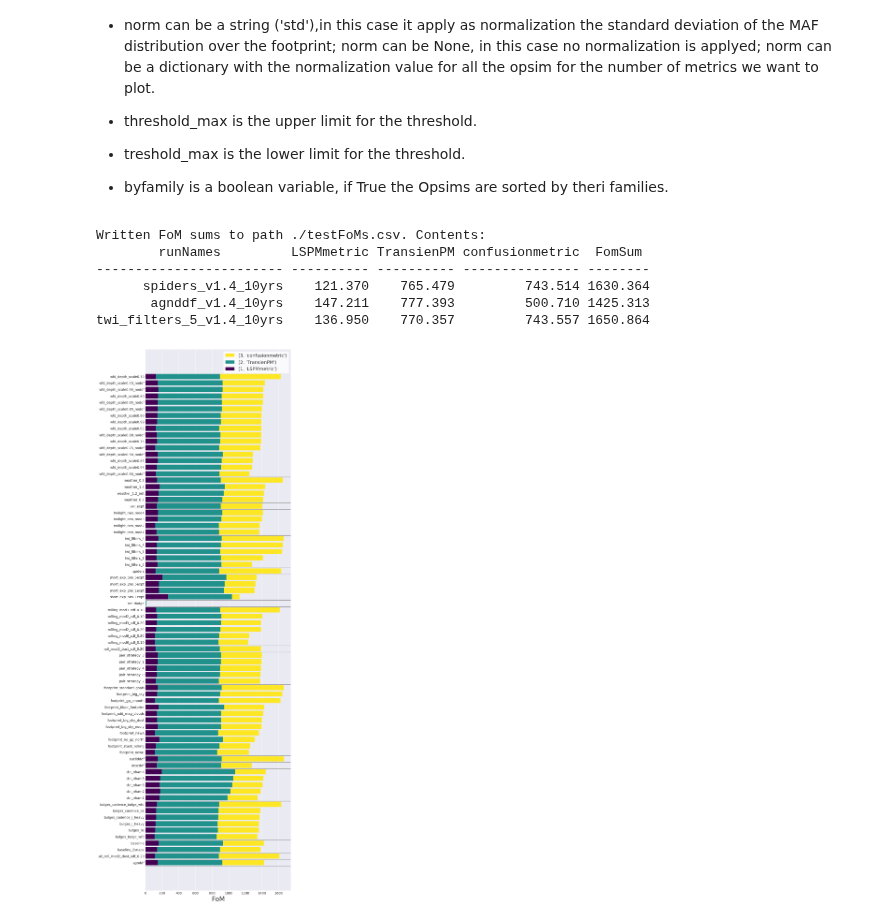
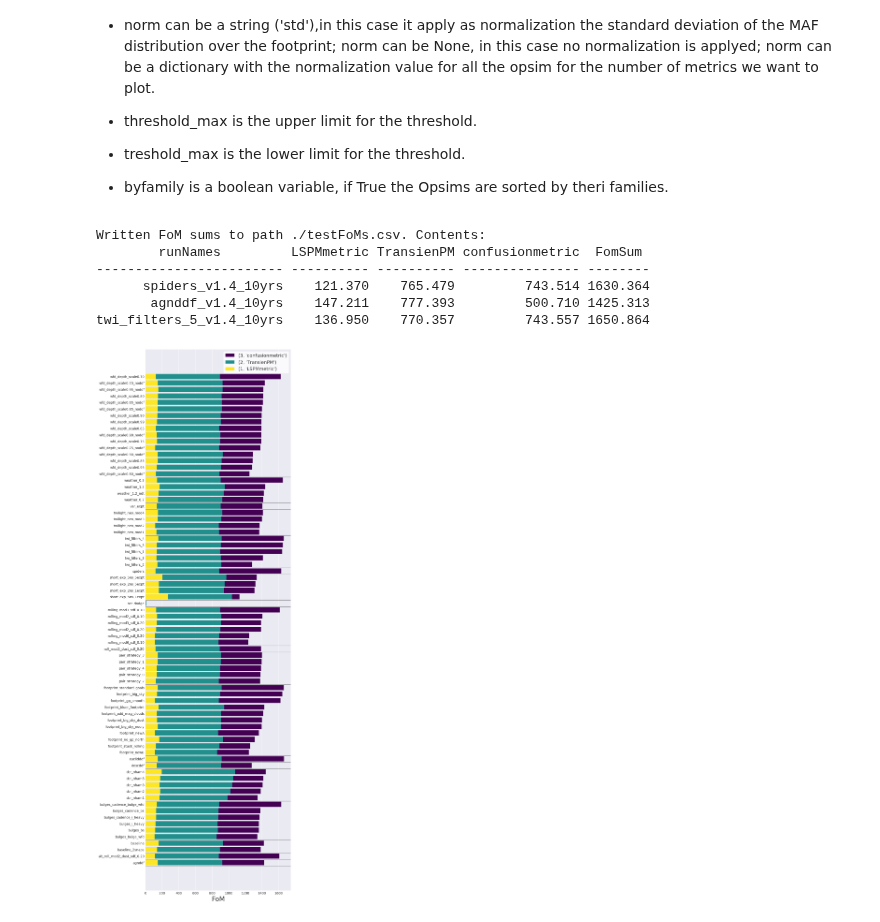
Before and after one commit to fedhere/LSSTunknowns, a Jupyter notebook: code/metricToFOM.ipynb, the cells around one changed output. Cells and saved outputs as stored; diff of their text form; code cells hidden in the pictures.

Commit message:
metricToFOM: colormap user-selectable

```diff
--- a/code/metricToFOM.ipynb
+++ b/code/metricToFOM.ipynb
@@ -20,6 +20,9 @@ pathTableOut = './testFoMs.csv'
 
 # Ranking the FoMs by family?
 byFamily = True
+
+# colormap for plot
+cmap='viridis_r'
 # %%
 %matplotlib inline
 import sys,os, glob
@@ -98,7 +101,7 @@ def get_family(df):
     return df[0].split('_')[0]
 
 def FOM(bundleDicts, norm=None, treshold_min =None, treshold_max =None, filename=None, byfamily=True, \
-        tablePath='', Verbose=True, **karg):
+        tablePath='', Verbose=True, cmap='plasma', **karg):
     data_bundle = {}
     data = {}
     FOMs = []
@@ -169,7 +172,13 @@ def FOM(bundleDicts, norm=None, treshold_min =None, treshold_max =None, filename
 
     fig, ax = plt.subplots(figsize=(8,30))
     y_pos = np.arange(len(bundleDicts.keys()))
-    colorlist = cm.viridis(np.linspace(0, 1, len(FOMs)))
+
+    # make colormap user-selectable:
+    try:
+        ccm = cm.get_cmap(cmap)
+    except:
+        ccm = cm.get_cmap('rainbow')
+    colorlist = ccm(np.linspace(0, 1, len(FOMs)))
     d= np.zeros(len(runNames))
     dplt=[]
     FOM_labels= list(bundleDicts[runNames[0]].keys())
@@ -224,12 +233,12 @@ def FOM(bundleDicts, norm=None, treshold_min =None, treshold_max =None, filename
 # %%
 # example call including writing the table of the FoMs to disk and
 # showing the first few lines of the table to terminal.
-FOM(bundleDicts, tablePath=pathTableOut, Verbose=True, byfamily=byFamily)
+FOM(bundleDicts, tablePath=pathTableOut, Verbose=True, byfamily=byFamily, cmap=cmap)
 # %% [output]
 Written FoM sums to path ./testFoMs.csv. Contents:
         runNames         LSPMmetric TransienPM confusionmetric  FomSum
 ------------------------ ---------- ---------- --------------- --------
       spiders_v1.4_10yrs    121.370    765.479         743.514 1630.364
        agnddf_v1.4_10yrs    147.211    777.393         500.710 1425.313
 twi_filters_5_v1.4_10yrs    136.950    770.357         743.557 1650.864
-[figure, old version]
+[figure, new version]
```
